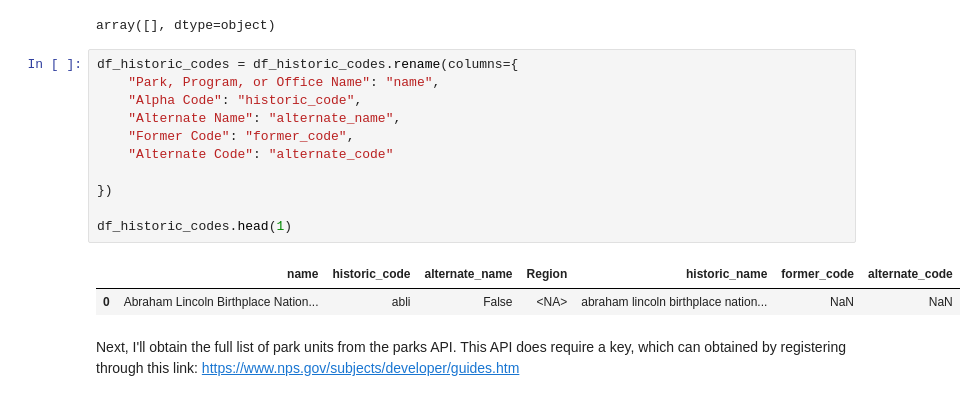
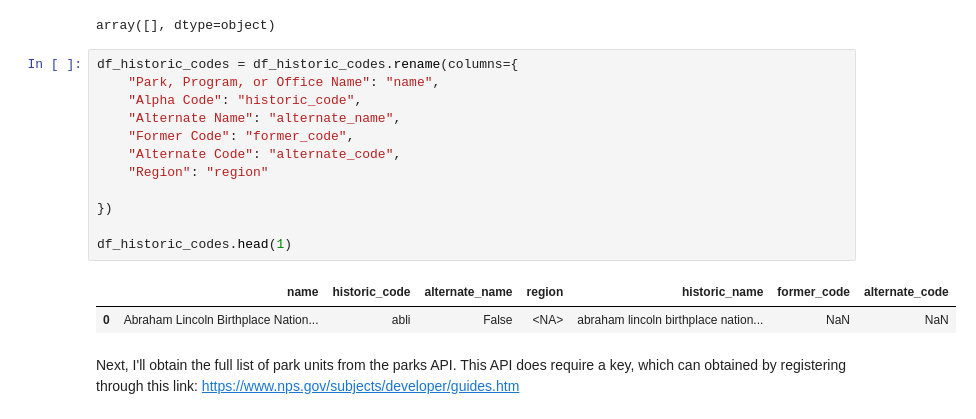
Before and after one commit to jeccalong/NPS_Mortality_Analysis, a Jupyter notebook: Notebooks/aquisitionAndCleaning.ipynb, the cells around one changed output. Drawn from its saved outputs; the diff is of its cells as text.

```diff
--- a/Notebooks/aquisitionAndCleaning.ipynb
+++ b/Notebooks/aquisitionAndCleaning.ipynb
@@ -1091,16 +1091,17 @@ array([], dtype=object)
 # %%
 df_historic_codes = df_historic_codes.rename(columns={
     "Park, Program, or Office Name": "name",
     "Alpha Code": "historic_code",
     "Alternate Name": "alternate_name",
     "Former Code": "former_code",
-    "Alternate Code": "alternate_code"
+    "Alternate Code": "alternate_code",
+    "Region": "region"
 
 })
 
 df_historic_codes.head(1)
 # %% [output]
-|  | name | historic_code | alternate_name | Region | historic_name | former_code | alternate_code |
+|  | name | historic_code | alternate_name | region | historic_name | former_code | alternate_code |
 | 0 | Abraham Lincoln Birthplace Nation... | abli | False | <NA> | abraham lincoln birthplace nation... | NaN | NaN |
 # %% [markdown]
 Next, I'll obtain the full list of park units from the parks API. This API does require a key, which can obtained by registering through this link: https://www.nps.gov/subjects/developer/guides.htm
```
Also changed, not shown: parts of 22 cells of this notebook, 1 other file.
